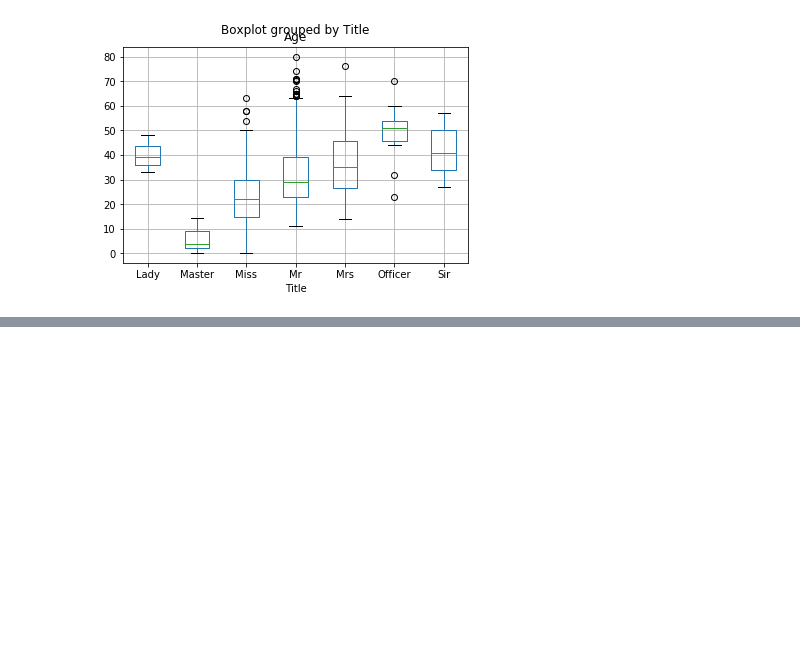
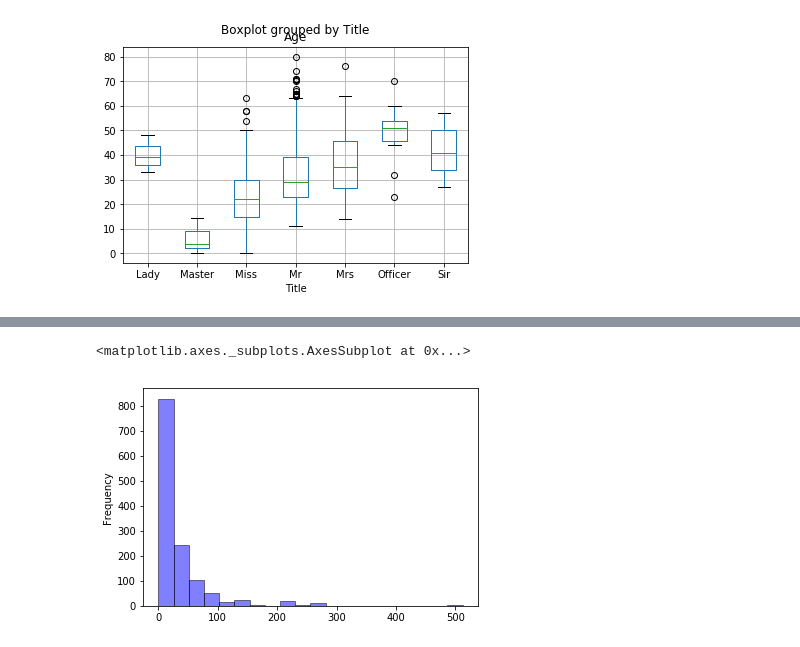
Before and after one commit to sgrosu/titanic, a Jupyter notebook: notebooks/2.0exploring-processing.ipynb, the cells around one changed output, grey strips where cells are left out. Drawn from its saved outputs; the diff is of its cells as text; code cells hidden in the pictures; blank space fills up the shorter version.

```diff
--- a/notebooks/2.0exploring-processing.ipynb
+++ b/notebooks/2.0exploring-processing.ipynb
@@ -563,0 +622,5 @@ title_age_median = df.groupby('Title').
+# %%
+df.Fare.plot(kind='hist', bins = 20, color='b', alpha=0.5, edgecolor='black')
+# %% [output]
+<matplotlib.axes._subplots.AxesSubplot at 0x...>
+[figure, added]
```
Also changed, not shown: parts of 51 cells of this notebook.
